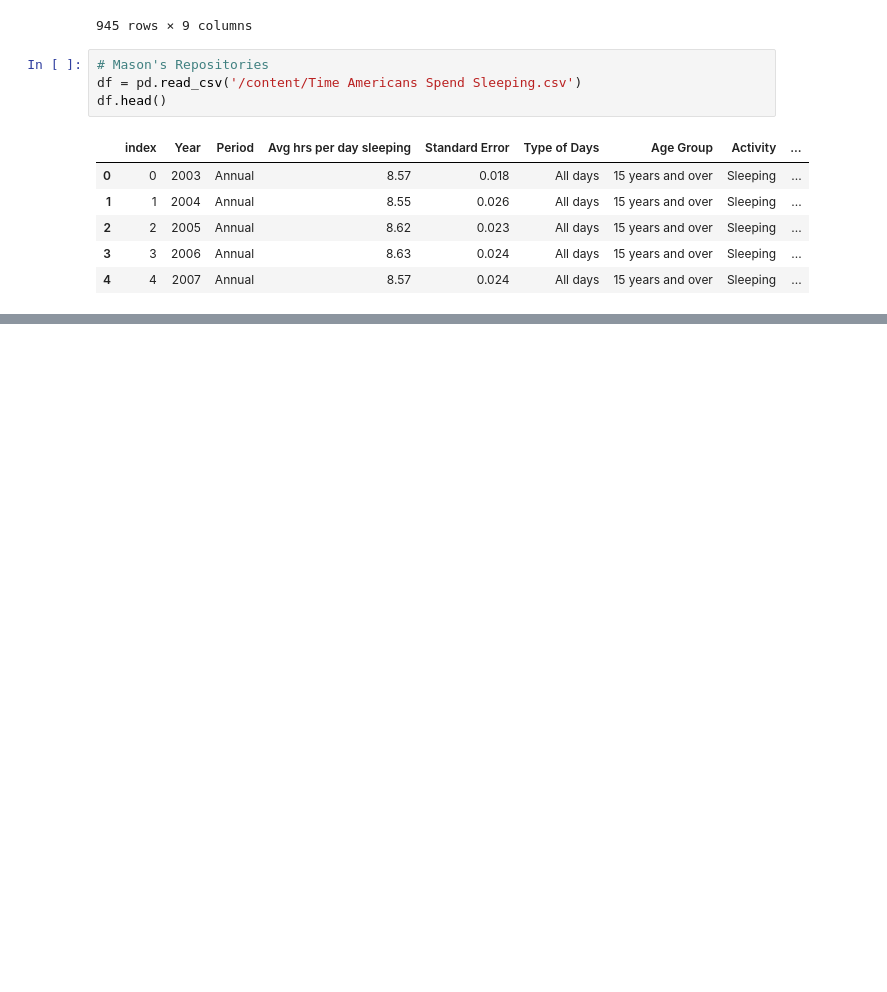
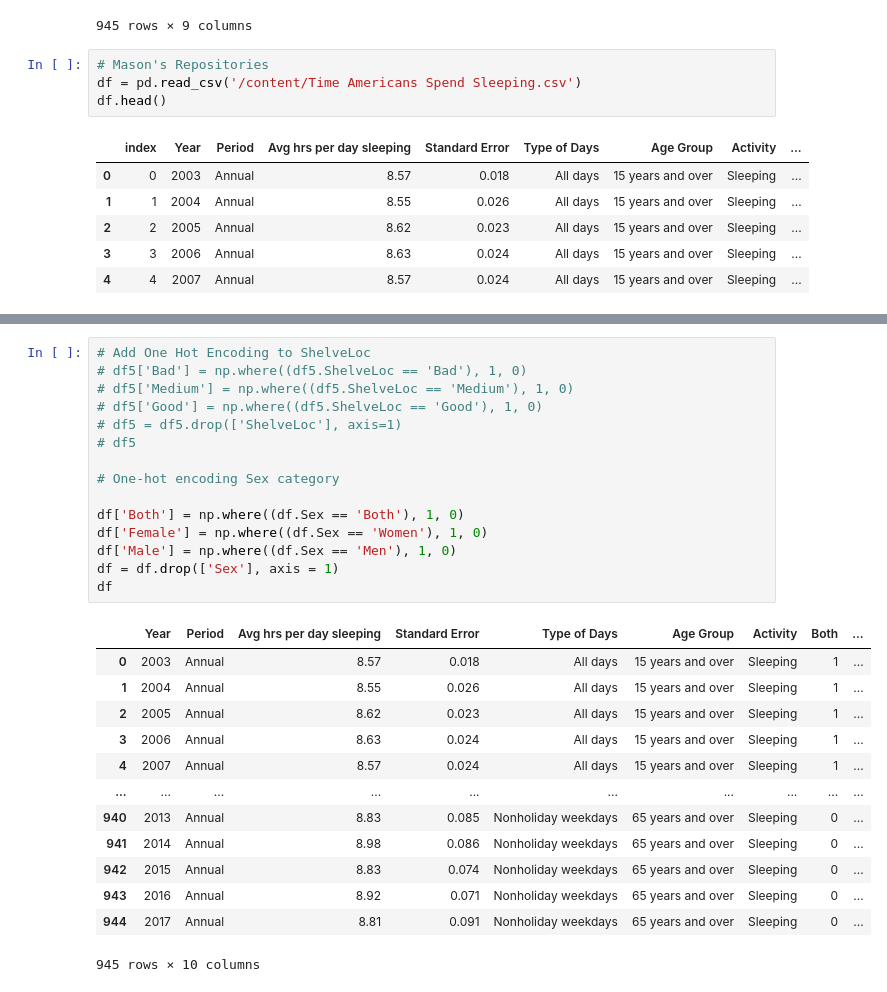
Before and after one commit to amicarellade/cs4342-finalp, a Jupyter notebook: Project.ipynb, the cells around one changed output, grey strips where cells are left out. Cells and saved outputs as stored; diff of their text form; blank space fills up the shorter version.

```diff
--- a/Project.ipynb
+++ b/Project.ipynb
@@ -42,0 +96,29 @@ df.head()
+# %%
+# Add One Hot Encoding to ShelveLoc
+# df5['Bad'] = np.where((df5.ShelveLoc == 'Bad'), 1, 0)
+# df5['Medium'] = np.where((df5.ShelveLoc == 'Medium'), 1, 0)
+# df5['Good'] = np.where((df5.ShelveLoc == 'Good'), 1, 0)
+# df5 = df5.drop(['ShelveLoc'], axis=1)
+# df5
+
+# One-hot encoding Sex category
+
+df['Both'] = np.where((df.Sex == 'Both'), 1, 0)
+df['Female'] = np.where((df.Sex == 'Women'), 1, 0)
+df['Male'] = np.where((df.Sex == 'Men'), 1, 0)
+df = df.drop(['Sex'], axis = 1)
+df
+# %% [output]
+|  | Year | Period | Avg hrs per day sleeping | Standard Error | Type of Days | Age Group | Activity | Both | ... |
+| 0 | 2003 | Annual | 8.57 | 0.018 | All days | 15 years and over | Sleeping | 1 | ... |
+| 1 | 2004 | Annual | 8.55 | 0.026 | All days | 15 years and over | Sleeping | 1 | ... |
+| 2 | 2005 | Annual | 8.62 | 0.023 | All days | 15 years and over | Sleeping | 1 | ... |
+| 3 | 2006 | Annual | 8.63 | 0.024 | All days | 15 years and over | Sleeping | 1 | ... |
+| 4 | 2007 | Annual | 8.57 | 0.024 | All days | 15 years and over | Sleeping | 1 | ... |
+| ... | ... | ... | ... | ... | ... | ... | ... | ... | ... |
+| 940 | 2013 | Annual | 8.83 | 0.085 | Nonholiday weekdays | 65 years and over | Sleeping | 0 | ... |
+| 941 | 2014 | Annual | 8.98 | 0.086 | Nonholiday weekdays | 65 years and over | Sleeping | 0 | ... |
+| 942 | 2015 | Annual | 8.83 | 0.074 | Nonholiday weekdays | 65 years and over | Sleeping | 0 | ... |
+| 943 | 2016 | Annual | 8.92 | 0.071 | Nonholiday weekdays | 65 years and over | Sleeping | 0 | ... |
+| 944 | 2017 | Annual | 8.81 | 0.091 | Nonholiday weekdays | 65 years and over | Sleeping | 0 | ... |
+945 rows × 10 columns
```
Also changed, not shown: parts of 15 cells of this notebook.
